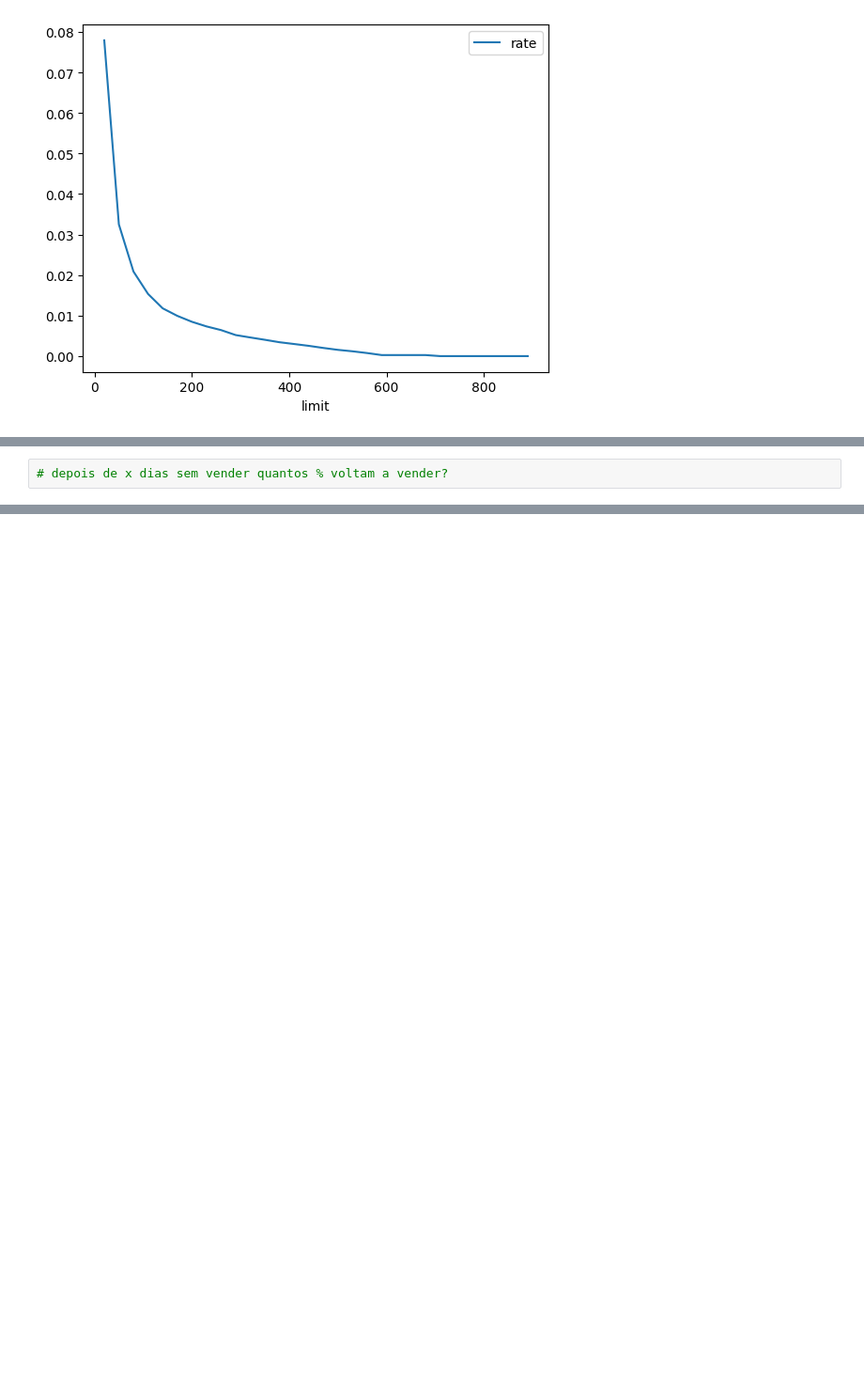
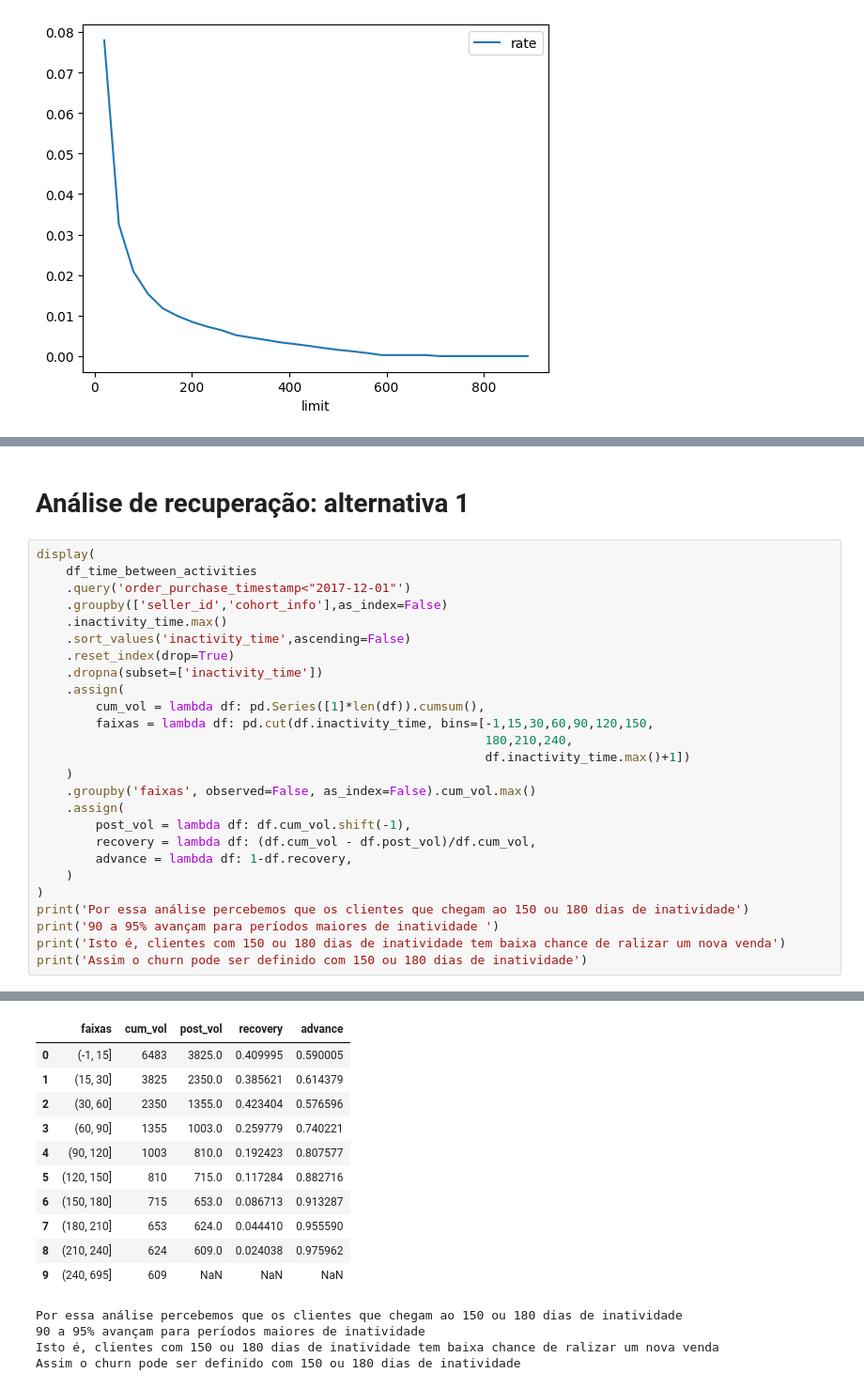
Before and after one commit to BrunoRammon/olist_project, a Jupyter notebook: notebooks/target_definition.ipynb, the cells around one changed output, grey strips where cells are left out. Shown at 94% size. Drawn from its saved outputs; the diff is of its cells as text; blank space fills up the shorter version.

```diff
--- a/notebooks/target_definition.ipynb
+++ b/notebooks/target_definition.ipynb
@@ -199,2 +209,29 @@ pd.DataFrame({'limit':limits,'rate': rates}).plot(x='limit',y='rate')
-# %%
-# depois de x dias sem vender quantos % voltam a vender?
+# %% [markdown]
+# Análise de recuperação: alternativa 1
+# %%
+display(
+    df_time_between_activities
+    .query('order_purchase_timestamp<"2017-12-01"')
+    .groupby(['seller_id','cohort_info'],as_index=False)
+    .inactivity_time.max()
+    .sort_values('inactivity_time',ascending=False)
+    .reset_index(drop=True)
+    .dropna(subset=['inactivity_time'])
+    .assign(
+        cum_vol = lambda df: pd.Series([1]*len(df)).cumsum(),
+        faixas = lambda df: pd.cut(df.inactivity_time, bins=[-1,15,30,60,90,120,150,
+                                                             180,210,240,
+                                                             df.inactivity_time.max()+1])
+    )
+    .groupby('faixas', observed=False, as_index=False).cum_vol.max()
+    .assign(
+        post_vol = lambda df: df.cum_vol.shift(-1),
+        recovery = lambda df: (df.cum_vol - df.post_vol)/df.cum_vol,
+        advance = lambda df: 1-df.recovery,
+    )
+)
+print('Por essa análise percebemos que os clientes que chegam ao 150 ou 180 dias de inatividade')
+print('90 a 95% avançam para períodos maiores de inatividade ')
+print('Isto é, clientes com 150 ou 180 dias de inatividade tem baixa chance de ralizar um nova venda')
+print('Assim o churn pode ser definido com 150 ou 180 dias de inatividade')
+# %% [output]
@@ -200,0 +239,15 @@ pd.DataFrame({'limit':limits,'rate': rates}).plot(x='limit',y='rate')
+|  | faixas | cum_vol | post_vol | recovery | advance |
+| 0 | (-1, 15] | 6483 | 3825.0 | 0.409995 | 0.590005 |
+| 1 | (15, 30] | 3825 | 2350.0 | 0.385621 | 0.614379 |
+| 2 | (30, 60] | 2350 | 1355.0 | 0.423404 | 0.576596 |
+| 3 | (60, 90] | 1355 | 1003.0 | 0.259779 | 0.740221 |
+| 4 | (90, 120] | 1003 | 810.0 | 0.192423 | 0.807577 |
+| 5 | (120, 150] | 810 | 715.0 | 0.117284 | 0.882716 |
+| 6 | (150, 180] | 715 | 653.0 | 0.086713 | 0.913287 |
+| 7 | (180, 210] | 653 | 624.0 | 0.044410 | 0.955590 |
+| 8 | (210, 240] | 624 | 609.0 | 0.024038 | 0.975962 |
+| 9 | (240, 695] | 609 | NaN | NaN | NaN |
+Por essa análise percebemos que os clientes que chegam ao 150 ou 180 dias de inatividade
+90 a 95% avançam para períodos maiores de inatividade
+Isto é, clientes com 150 ou 180 dias de inatividade tem baixa chance de ralizar um nova venda
+Assim o churn pode ser definido com 150 ou 180 dias de inatividade
```
Also changed, not shown: parts of 17 cells of this notebook.
